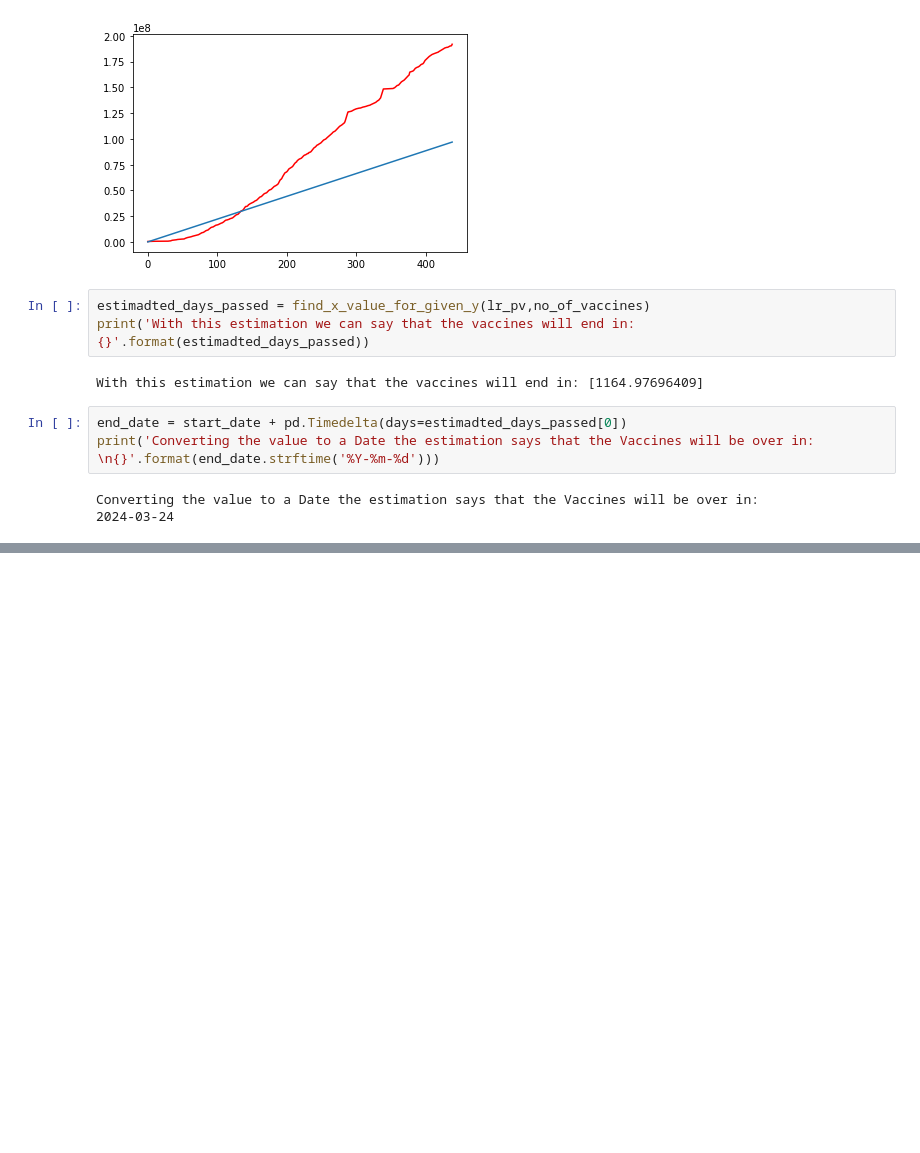
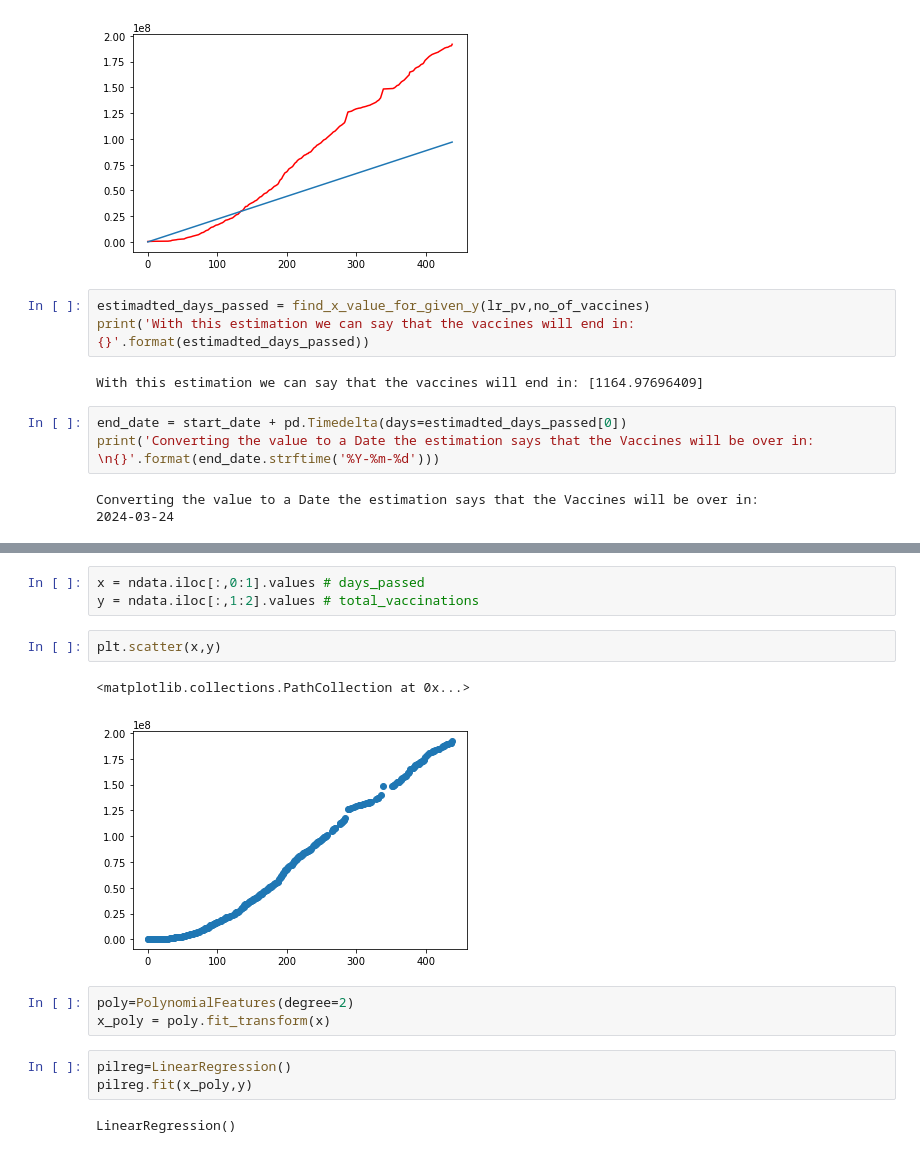
Before and after one commit to elriczero/ML-HW4-Covid-Analysis, a Jupyter notebook: Machine Learning Assignment 4 - Covid Vaccination Progress.ipynb, the cells around one changed output, grey strips where cells are left out. Saved outputs shown, nothing was run; the diff lists cells and outputs as text; blank space fills up the shorter version.

Commit message:
Added the polynomial Comparison

```diff
--- a/Machine Learning Assignment 4 - Covid Vaccination Progress.ipynb
+++ b/Machine Learning Assignment 4 - Covid Vaccination Progress.ipynb
@@ -352,0 +370,16 @@ Converting the value to a Date the estimation says that the Vaccines will be ove
+# %%
+x = ndata.iloc[:,0:1].values # days_passed
+y = ndata.iloc[:,1:2].values # total_vaccinations
+# %%
+plt.scatter(x,y)
+# %% [output]
+<matplotlib.collections.PathCollection at 0x...>
+[figure, added]
+# %%
+poly=PolynomialFeatures(degree=2)
+x_poly = poly.fit_transform(x)
+# %%
+pilreg=LinearRegression()
+pilreg.fit(x_poly,y)
+# %% [output]
+LinearRegression()
```
Also changed, not shown: parts of 32 cells of this notebook.
